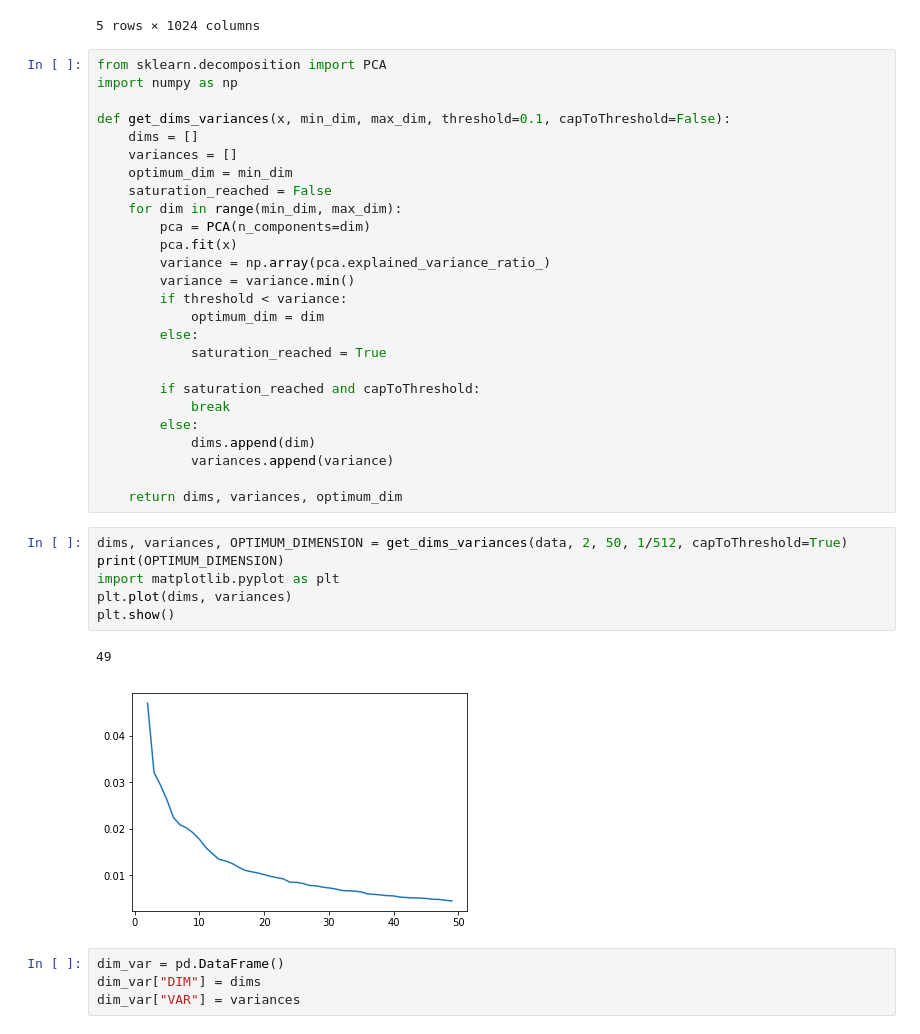
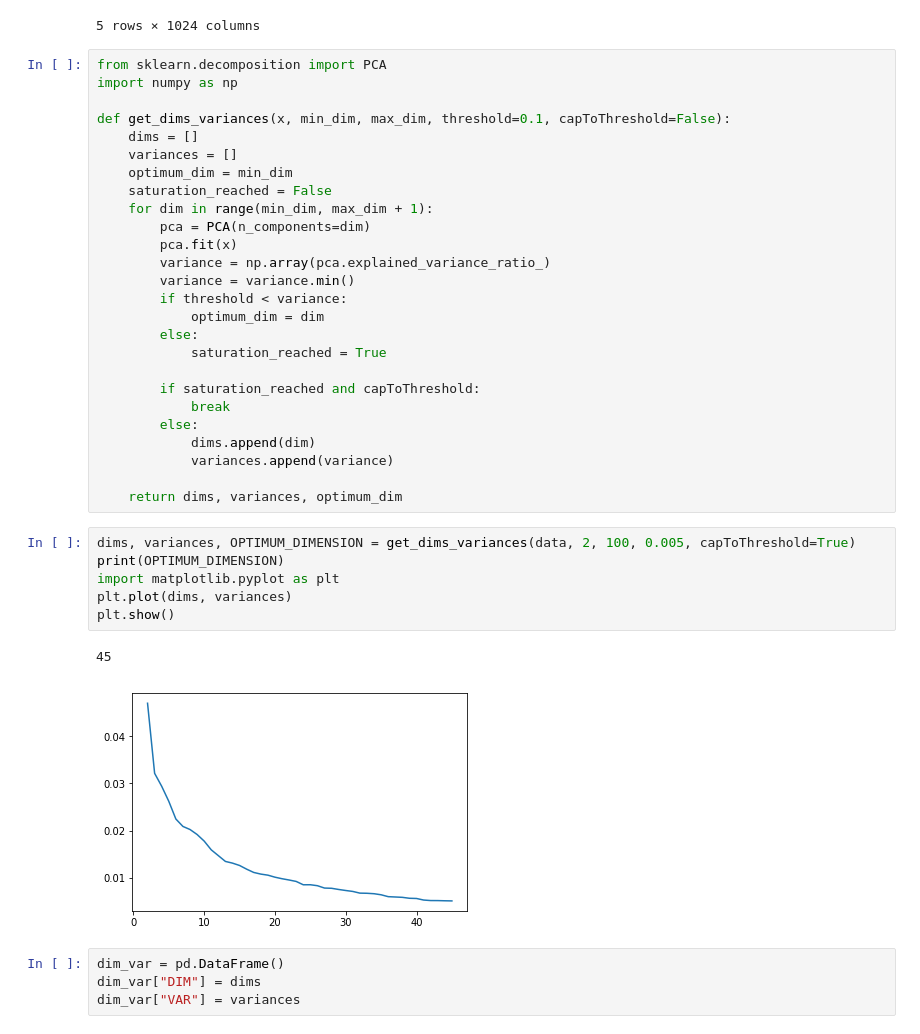
Before and after one commit to yogeshjadhav7/arabic-handwriting-recognition, a Jupyter notebook: arabic-handwriting-recognition.ipynb, the cells around one changed output. Drawn from its saved outputs; the diff is of its cells as text.

```diff
--- a/arabic-handwriting-recognition.ipynb
+++ b/arabic-handwriting-recognition.ipynb
@@ -122,7 +122,7 @@ def get_dims_variances(x, min_dim, max_dim, threshold=0.1, capToThreshold=False)
     variances = []
     optimum_dim = min_dim
     saturation_reached = False
-    for dim in range(min_dim, max_dim):
+    for dim in range(min_dim, max_dim + 1):
         pca = PCA(n_components=dim)
         pca.fit(x)
         variance = np.array(pca.explained_variance_ratio_)
@@ -140,14 +140,14 @@ def get_dims_variances(x, min_dim, max_dim, threshold=0.1, capToThreshold=False)
 
     return dims, variances, optimum_dim
 # %%
-dims, variances, OPTIMUM_DIMENSION = get_dims_variances(data, 2, 50, 1/512, capToThreshold=True)
+dims, variances, OPTIMUM_DIMENSION = get_dims_variances(data, 2, 100, 0.005, capToThreshold=True)
 print(OPTIMUM_DIMENSION)
 import matplotlib.pyplot as plt
 plt.plot(dims, variances)
 plt.show()
 # %% [output]
-49
+45
-[figure, old version]
+[figure, new version]
 # %%
 dim_var = pd.DataFrame()
 dim_var["DIM"] = dims
```
Also changed, not shown: parts of 3 cells of this notebook.
